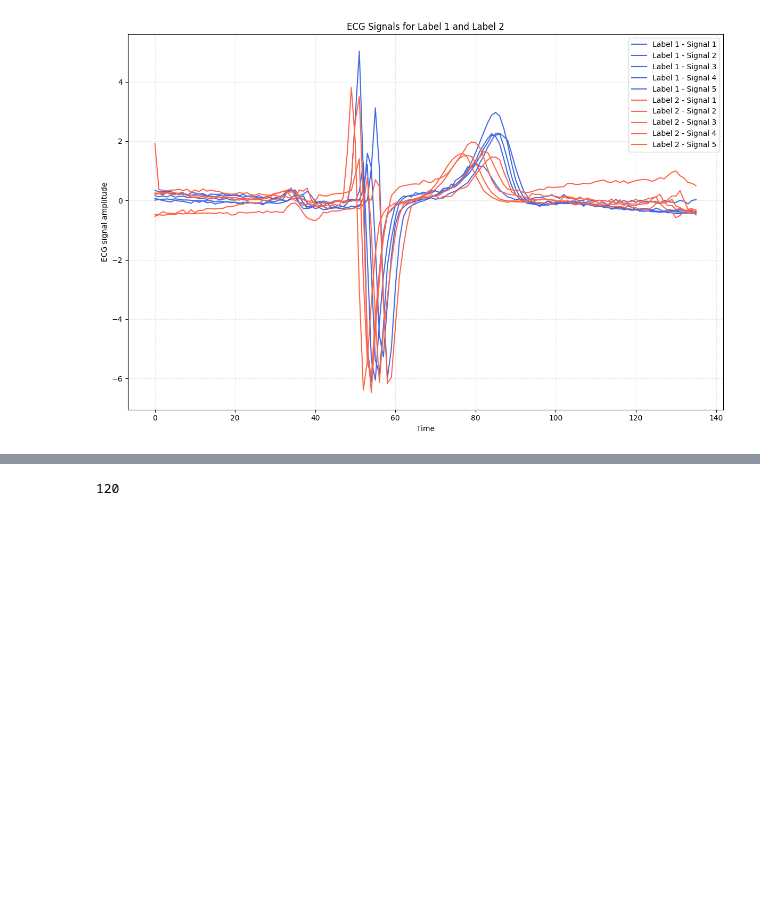
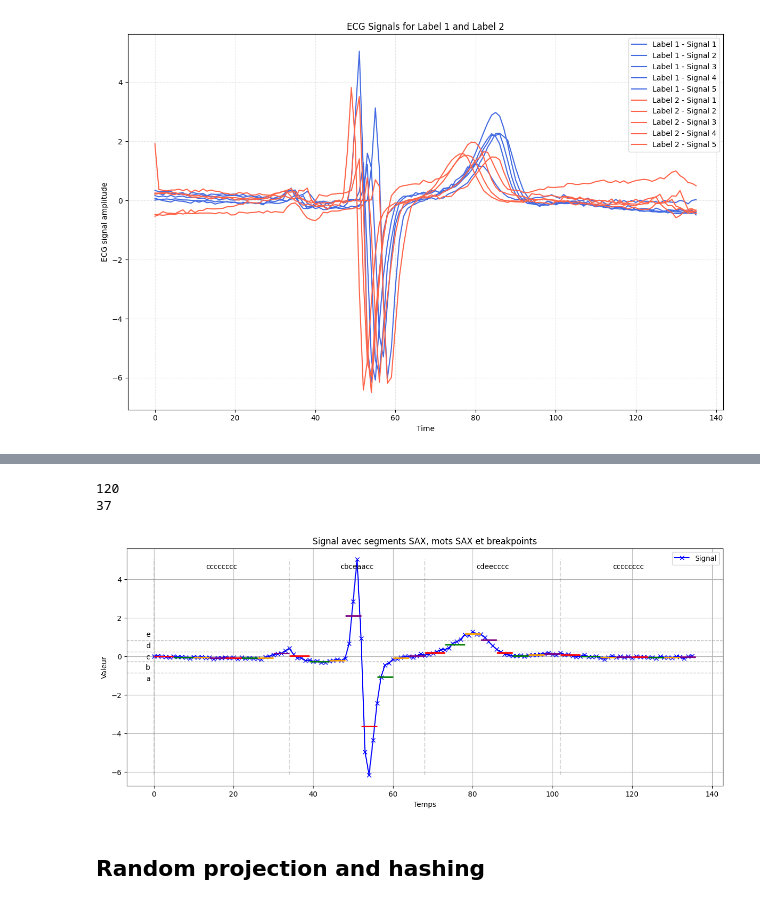
Before and after one commit to CorentinPernot/FASTShapelets_TS, a Jupyter notebook: notebooks/notebook_1.ipynb, the cells around one changed output, grey strips where cells are left out. Saved outputs shown, nothing was run; the diff lists cells and outputs as text; code cells hidden in the pictures; blank space fills up the shorter version.

Commit message:
SAX limit case + visualization + correction

```diff
--- a/notebooks/notebook_1.ipynb
+++ b/notebooks/notebook_1.ipynb
@@ -14,0 +18,7 @@ X_TEST shape (861, 136)
+# %%
+X_train, y_train = load_data(type="TRAIN")
+X_test, y_test = load_data(type="TEST")
+
+scaler = StandardScaler()
+X_train_scaled = [scaler.fit_transform(x_train.reshape(-1, 1)).flatten() for x_train in X_train]
+X_test_scaled = [scaler.fit_transform(x_test.reshape(-1, 1)).flatten() for x_test in X_test]
@@ -29,4 +41,0 @@ for signal in X_train:
-# %%
-len(sax_results[0])
-# %% [output]
-120
@@ -43,0 +44,25 @@ for sax_result in sax_results:
+# %%
+print(len(sax_results[0]))
+print(len(filtered_sax_results[0]))
+# %% [output]
+120
+37
+# %%
+# Exemple SAX SANS CHEVAUCHEMENT
+signal = X_train_scaled[0]
+
+len_window = 34
+dim_window = 8 # nouvelle dimension
+alphabet_size = 5
+stride = 34 # pas de chevauchement pour une meilleure visibilité
+
+# Générer les mots SAX
+sax_words, windows, breakpoints = sax(signal, len_window, dim_window, alphabet_size, stride)
+alphabet = ['a', 'b', 'c', 'd', 'e', 'f', 'g'][:alphabet_size]
+
+# Afficher le signal et les valeurs SAX
+plot_sax_with_breakpoints(signal, sax_words, windows, len_window, dim_window, stride, breakpoints, alphabet)
+# %% [output]
+[figure, added]
+# %% [markdown]
+## Random projection and hashing
```
Also changed, not shown: parts of 10 cells of this notebook, 1 other file.
